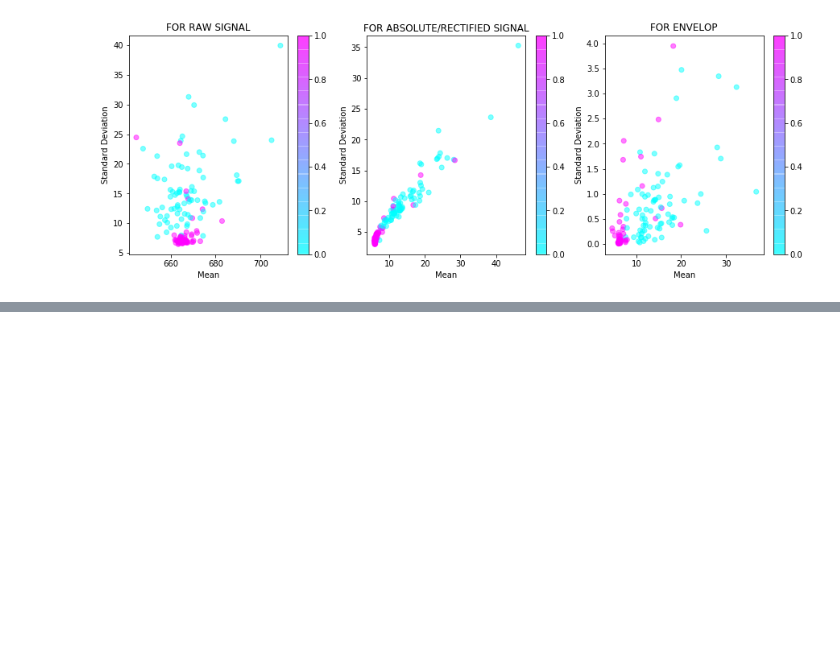
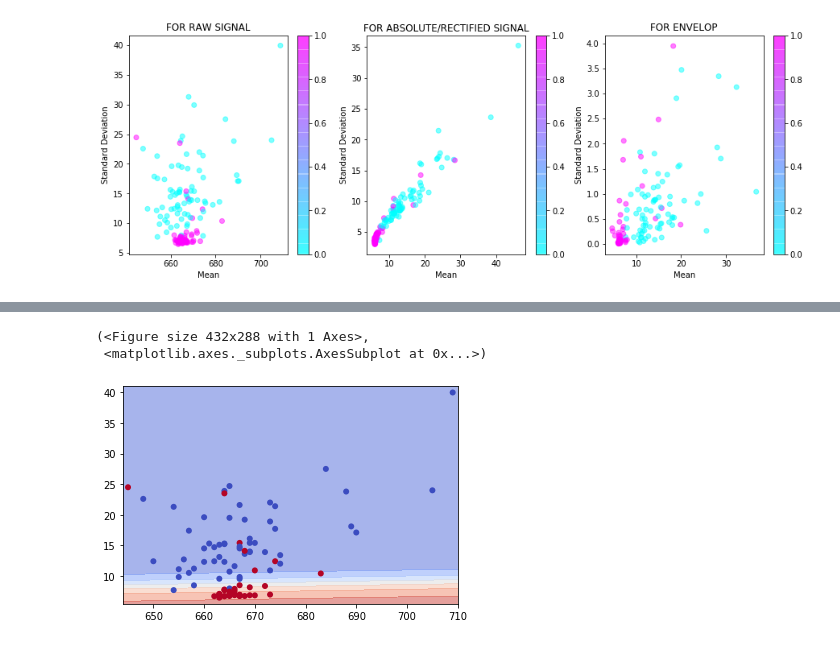
Before and after one commit to redgene/EMG_SignalAnalysis, a Jupyter notebook: EMG_SignalAnalysis_Python.ipynb, the cells around one changed output, grey strips where cells are left out. Saved outputs shown, nothing was run; the diff lists cells and outputs as text; code cells hidden in the pictures; blank space fills up the shorter version.

Commit message:
NN plot added

```diff
--- a/EMG_SignalAnalysis_Python.ipynb
+++ b/EMG_SignalAnalysis_Python.ipynb
@@ -766,0 +820,36 @@ Pink: open, Blue: Closed
+# %%
+
+df = pd.read_csv(r"/Users/utkarshtripathi/Documents/PlatformIO/Projects/Data_Collected/complete.csv")
+print(df.head())
+
+properties = list(df.columns.values)
+
+properties.remove('Class')
+print(properties)
+
+X = df[properties]
+y = df['Class']
+properties = list(df.columns.values)
+properties.remove('Class')
+X = df[properties]
+y = df['Class']
+
+X_train, X_test, y_train, y_test = train_test_split(X, y, test_size=0.3, random_state=0)
+
+model = keras.Sequential([
+    keras.layers.Flatten(input_shape=(2,)),
+    keras.layers.Dense(16, activation=tf.nn.relu),
+	keras.layers.Dense(16, activation=tf.nn.relu),
+    keras.layers.Dense(1, activation=tf.nn.sigmoid),
+])
+
+model.compile(optimizer='adam',
+              loss='binary_crossentropy',
+              metrics=['accuracy'])
+
+model.fit(X_train, y_train, epochs=125, batch_size=1)
+
+test_loss, test_acc = model.evaluate(X_test, y_test)
+print('Test accuracy:', test_acc)
+
+model.save('/Users/utkarshtripathi/Documents/PlatformIO/Projects/Models/first.h5')
@@ -766,0 +874,9 @@ Pink: open, Blue: Closed
+# %%
+X_train = X_train.to_numpy()
+y_train = y_train.to_numpy()
+
+plot_decision_boundary(X_train, y_train, model, cmap='coolwarm')
+# %% [output]
+(<Figure size 432x288 with 1 Axes>,
+ <matplotlib.axes._subplots.AxesSubplot at 0x...>)
+[figure, added]
```
Also changed, not shown: parts of 21 cells of this notebook, 3 other files.
